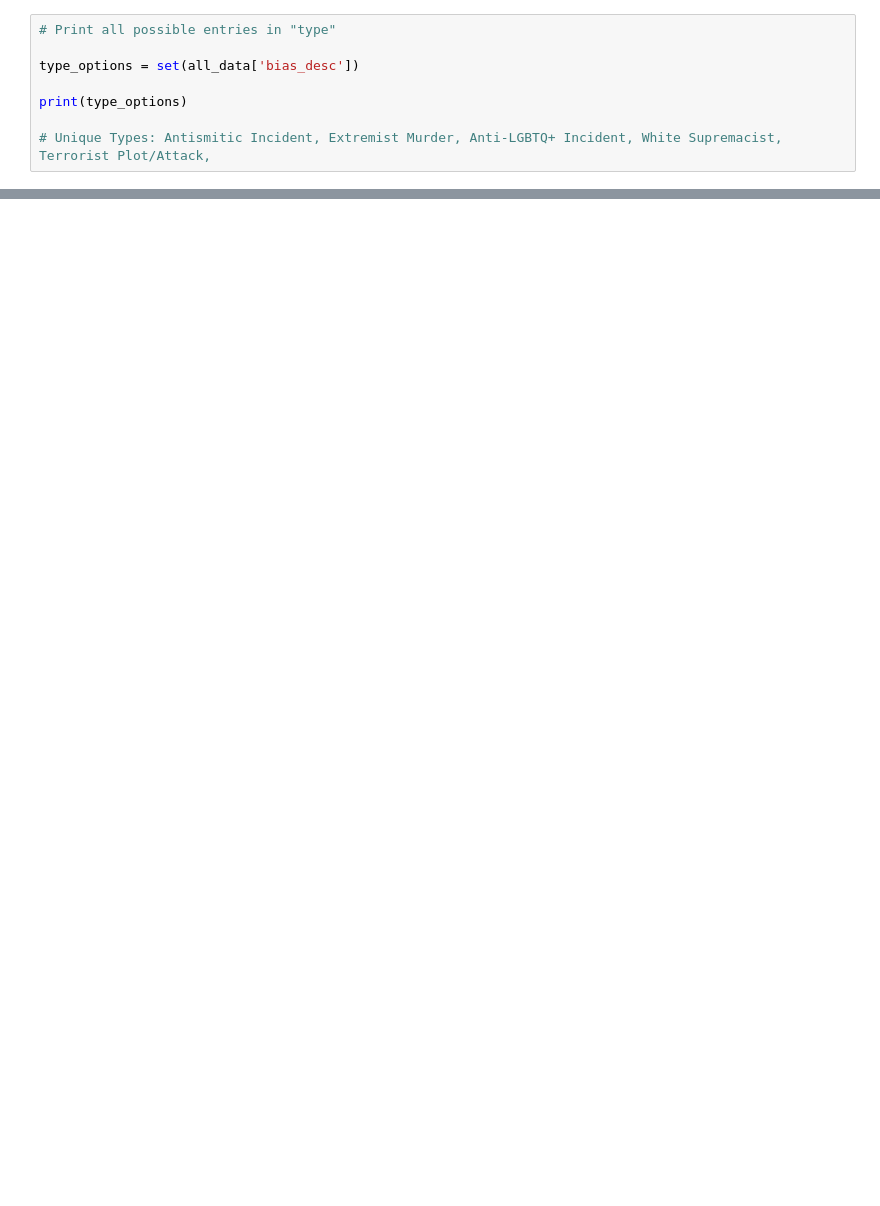
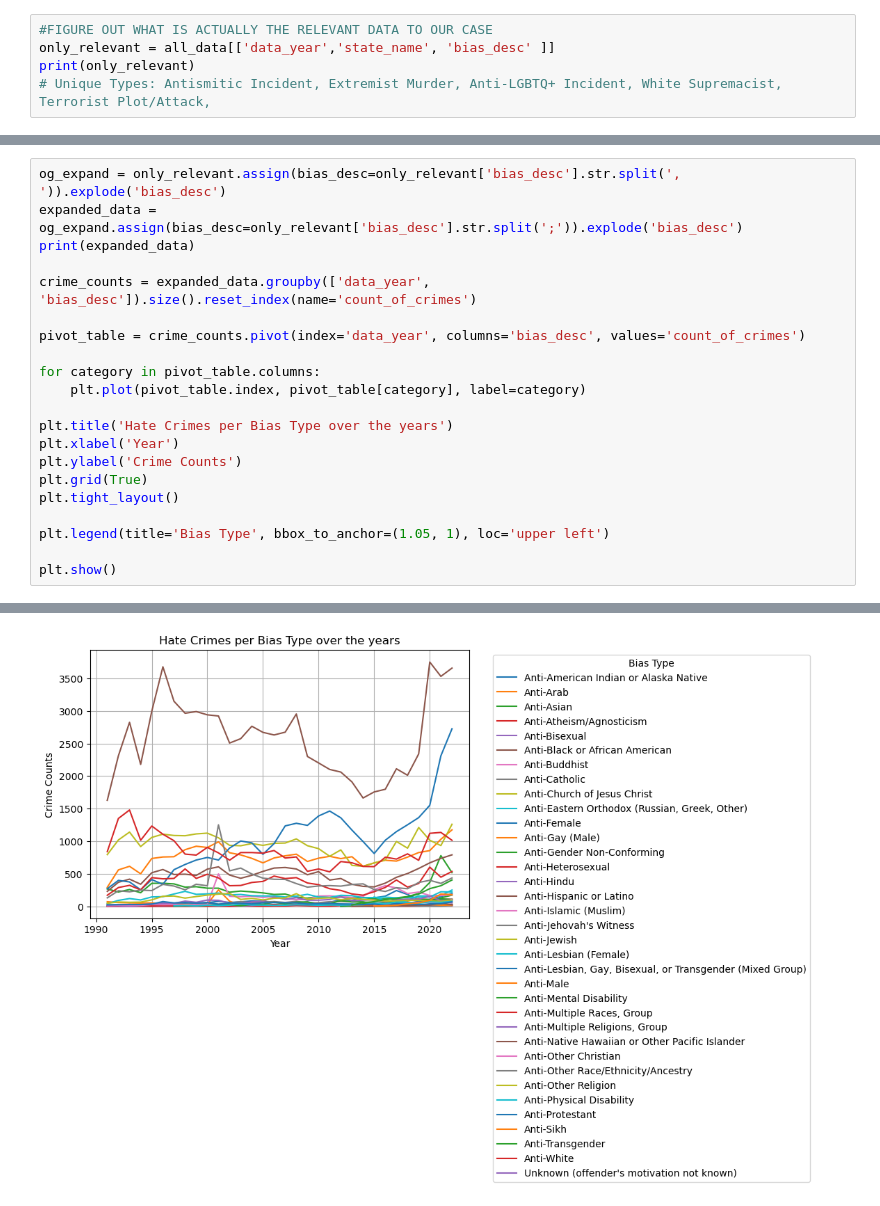
Before and after one commit to e-sider/cmsc320-final, a Jupyter notebook: newer_final_tutorial.ipynb, the cells around one changed output, grey strips where cells are left out. Drawn from its saved outputs; the diff is of its cells as text; blank space fills up the shorter version.

Commit message:
updated graphs & code

```diff
--- a/newer_final_tutorial.ipynb
+++ b/newer_final_tutorial.ipynb
@@ -47,9 +63,6 @@ print(column_names)
 # %%
-# Print all possible entries in "type"
-
-type_options = set(all_data['bias_desc'])
-
-print(type_options)
-
+#FIGURE OUT WHAT IS ACTUALLY THE RELEVANT DATA TO OUR CASE
+only_relevant = all_data[['data_year','state_name', 'bias_desc' ]]
+print(only_relevant)
 # Unique Types: Antismitic Incident, Extremist Murder, Anti-LGBTQ+ Incident, White Supremacist, Terrorist Plot/Attack,
 # %% [output]
@@ -120,0 +86,22 @@ plot_incidents_by_year(antisemitic_incidents, "Antisemitic Incidents")
+# %%
+og_expand = only_relevant.assign(bias_desc=only_relevant['bias_desc'].str.split(', ')).explode('bias_desc')
+expanded_data = og_expand.assign(bias_desc=only_relevant['bias_desc'].str.split(';')).explode('bias_desc')
+print(expanded_data)
+
+crime_counts = expanded_data.groupby(['data_year', 'bias_desc']).size().reset_index(name='count_of_crimes')
+
+pivot_table = crime_counts.pivot(index='data_year', columns='bias_desc', values='count_of_crimes')
+
+for category in pivot_table.columns:
+    plt.plot(pivot_table.index, pivot_table[category], label=category)
+
+plt.title('Hate Crimes per Bias Type over the years')
+plt.xlabel('Year')
+plt.ylabel('Crime Counts')
+plt.grid(True)
+plt.tight_layout()
+
+plt.legend(title='Bias Type', bbox_to_anchor=(1.05, 1), loc='upper left')
+
+plt.show()
+# %% [output]
@@ -120,0 +125 @@ plot_incidents_by_year(antisemitic_incidents, "Antisemitic Incidents")
+[figure, added]
```
Also changed, not shown: parts of 12 cells of this notebook.
